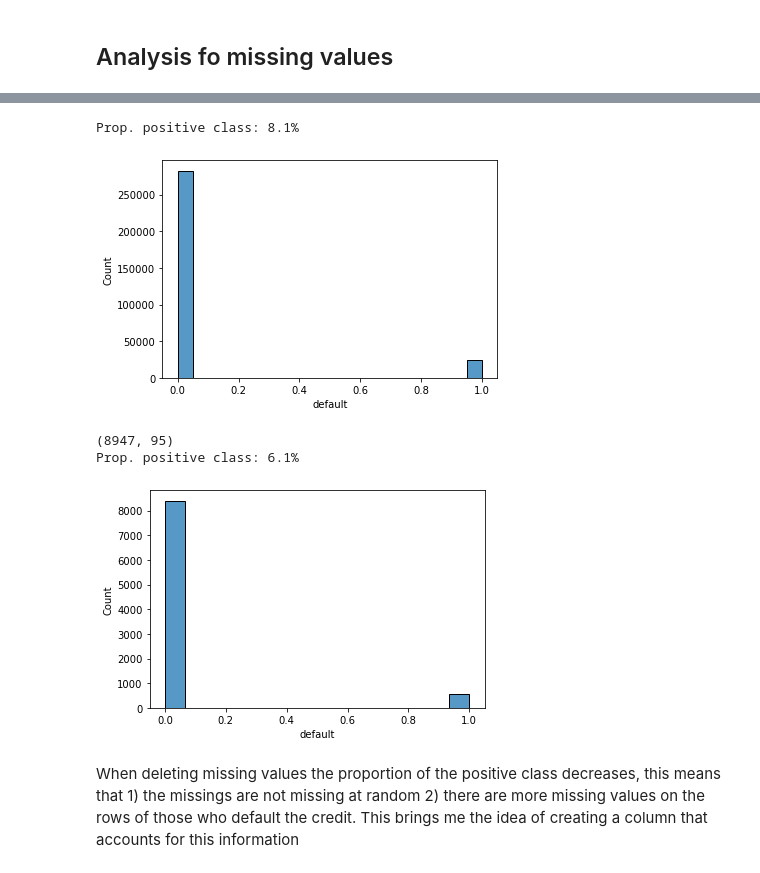
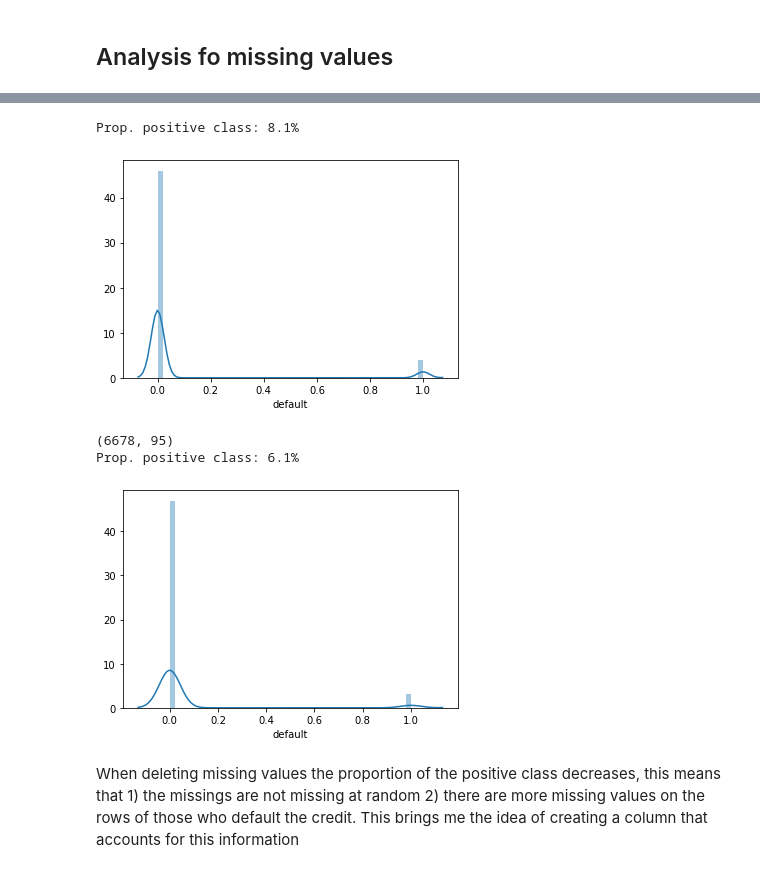
Before and after one commit to andresvBSE/CT-Loan-default-risk, a Jupyter notebook: First steps.ipynb, the cells around one changed output, grey strips where cells are left out. Drawn from its saved outputs; the diff is of its cells as text; code cells hidden in the pictures.

```diff
--- a/First steps.ipynb
+++ b/First steps.ipynb
@@ -96,0 +112,3 @@ df.drop(['Unnamed: 0','education', 'residence_type'], axis=1, inplace=True)
+# %%
+df, val_df, _, _ = train_test_split(df, df['default'], random_state=2022, stratify=df['default'], test_size=0.25)
+print(df.shape, val_df.shape)
@@ -105,18 +128,18 @@ df.drop(['Unnamed: 0','education', 'residence_type'], axis=1, inplace=True)
 # %%
-sns.histplot(df['default'])
+sns.distplot(df['default'])
 print('Prop. positive class: {}%'.format(round(df['default'].mean(),3)*100))
 # %% [output]
 Prop. positive class: 8.1%
-[figure, old version]
+[figure, new version]
 # %%
 df_nna = df.dropna()
 print(df_nna.dropna().shape)
-sns.histplot(df_nna['default'])
+sns.distplot(df_nna['default'])
 print('Prop. positive class: {}%'.format(round(df_nna['default'].mean(),3)*100))
 # %% [output]
-(8947, 95)
+(6678, 95)
 Prop. positive class: 6.1%
-[figure, old version]
+[figure, new version]
 # %% [markdown]
 When deleting missing values the proportion of the positive class decreases, this means that 1) the missings are not missing at random 2) there are more missing values on the rows of those who default the credit. This brings me the idea of creating a column that accounts for this information
 # %%
```
Also changed, not shown: parts of 108 cells of this notebook, 1 other file.
